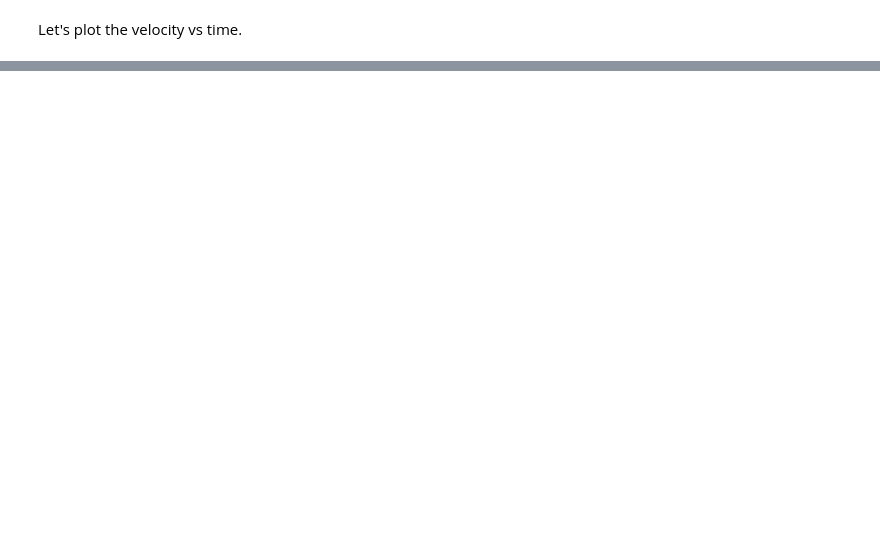
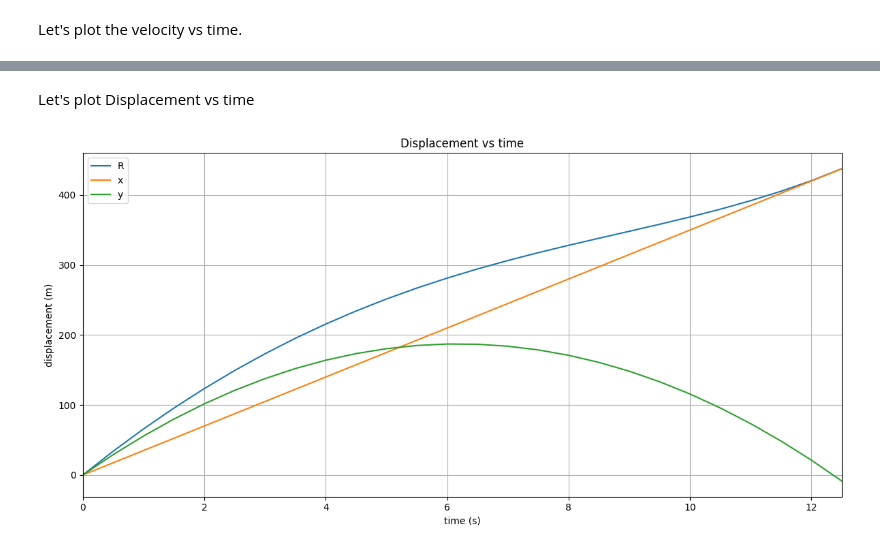
Before and after one commit to Ravindu-Kalhara/Physics, a Jupyter notebook: projectile-motion/projectile-motion.ipynb, the cells around one changed output, grey strips where cells are left out. Drawn from its saved outputs; the diff is of its cells as text; code cells hidden in the pictures; blank space fills up the shorter version.

```diff
--- a/projectile-motion/projectile-motion.ipynb
+++ b/projectile-motion/projectile-motion.ipynb
@@ -71,0 +89,41 @@ plt.show()
+# %%
+def trapazoidal(h: float, y: np.ndarray, integrate_y0: float) -> np.ndarray:
+    """function for trapazoidal rule
+
+    :param h: step size of the partion of the independant variable's domain
+    :type h: float
+    :param y: set of y values
+    :type y: np.ndarray
+    :param integrate_y0: initial y value such that y0 = f(x0)
+    :type integrate_y0: float
+    :return: set of values after numerical approximation for integral
+    :rtype: np.ndarray
+    """
+    integrate_y = np.zeros_like(y)
+    integrate_y[0] = integrate_y0
+    for i in range(y.shape[0] - 1):
+        k = h * (y[i] + y[i + 1]) / 2
+        integrate_y[i + 1] = integrate_y[i] + k
+    return integrate_y
+
+
+x = trapazoidal(h, v_x, 0)
+y = trapazoidal(h, v_y, 0)
+R = np.sqrt(x**2 + y**2)
+# %% [markdown]
+Let's plot Displacement vs time
+# %%
+plt.figure(figsize=(12, 6))
+plt.plot(t, R, label="R")
+plt.plot(t, x, label="x")
+plt.plot(t, y, label="y")
+plt.title("Displacement vs time")
+plt.xlabel("time (s)")
+plt.ylabel("displacement (m)")
+plt.legend()
+plt.xlim((0, t[-1]))
+plt.grid()
+plt.tight_layout()
+plt.show()
+# %% [output]
+[figure, added]
```
Also changed, not shown: parts of 10 cells of this notebook.
